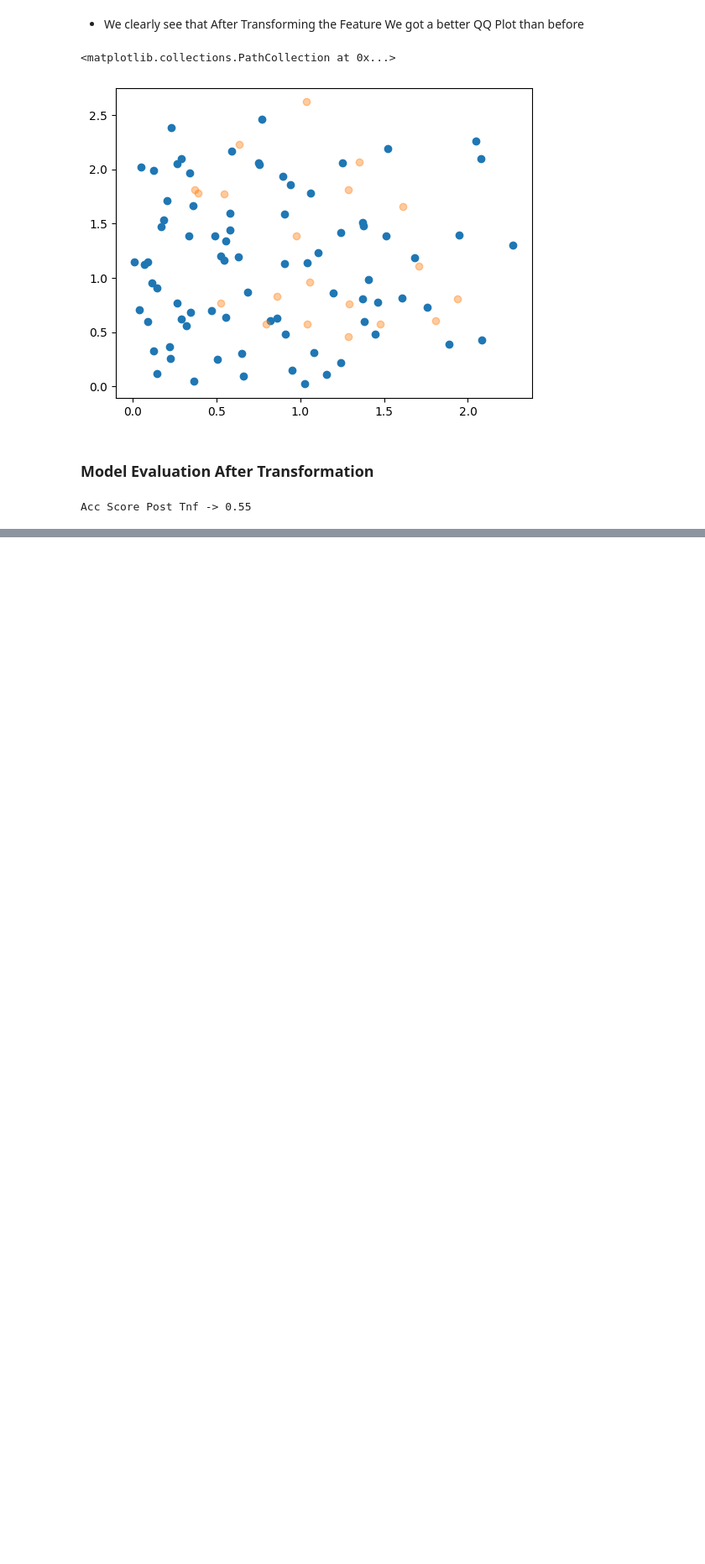
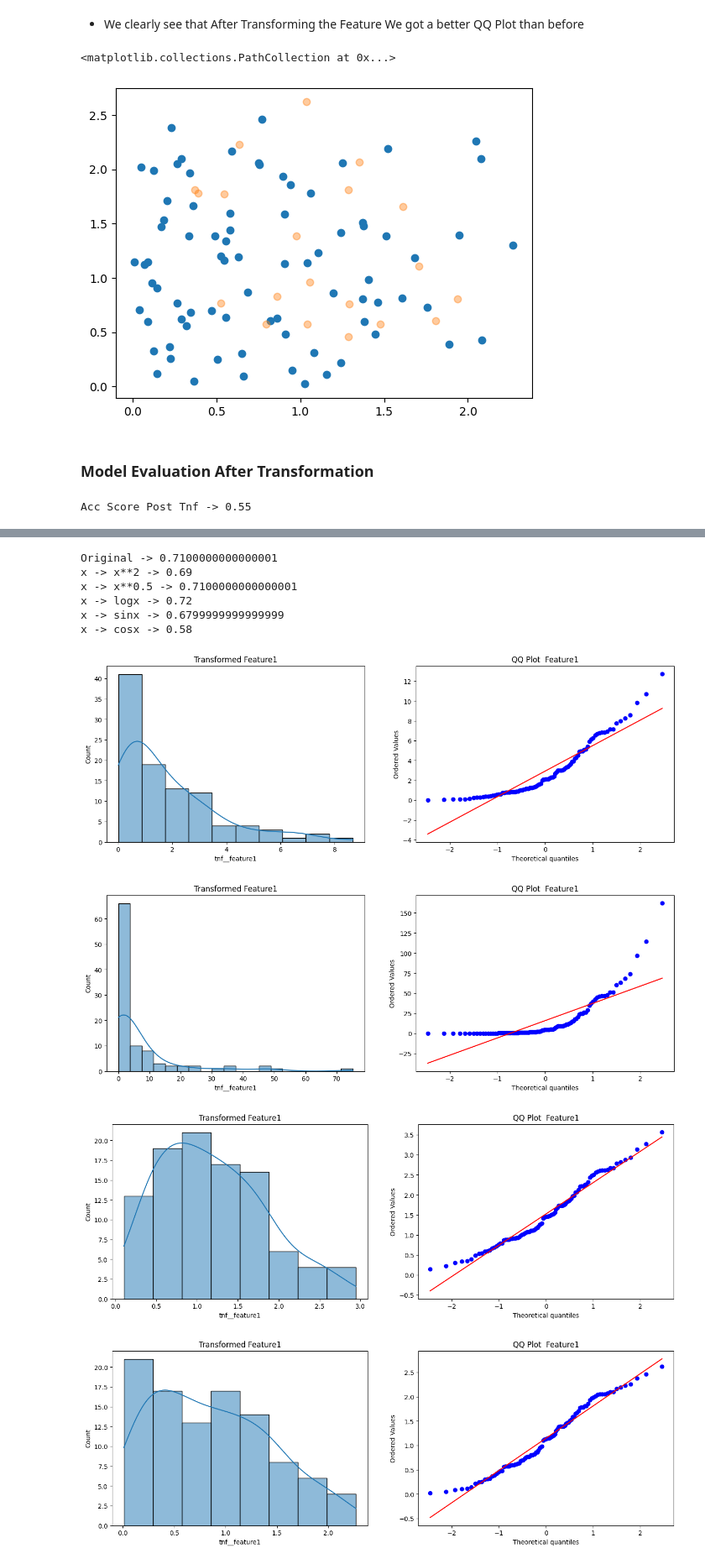
Before and after one commit to PradhumanSoni/Learn_ML, a Jupyter notebook: Feature Transformations/function_transformer.ipynb, the cells around one changed output, grey strips where cells are left out. Shown at 84% size. Cells and saved outputs as stored; diff of their text form; code cells hidden in the pictures; blank space fills up the shorter version.

Commit message:
made a function to set a custom mathematical transformation for the columns

```diff
--- a/Feature Transformations/function_transformer.ipynb
+++ b/Feature Transformations/function_transformer.ipynb
@@ -223,0 +233,4 @@ Acc Score Post Tnf -> 0.55
+# %%
+X_tnf = tnf.fit_transform(X)
+lr = LogisticRegression()
+np.mean(cross_val_score(lr , X_tnf , y , scoring='accuracy' , cv =10))
@@ -223,0 +241,45 @@ Acc Score Post Tnf -> 0.55
+# %%
+def custom_transform(transformation):
+    X = df.iloc[:,:-1]
+    y = df.iloc[:,-1]
+
+    tnf = FunctionTransformer(transformation)
+
+    transformer = ColumnTransformer(transformers=[
+        ('tnf' , tnf , ['feature1','feature2'])
+    ] , remainder='passthrough')
+
+    transformer.set_output(transform = 'pandas')   # This directly transforms our tranformations into df again
+
+    X_tnf = transformer.fit_transform(X)
+    lr = LogisticRegression()
+    # Let us Plot them again
+    plt.figure(figsize=(16,5))
+    plt.subplot(121)
+    sns.histplot(X_tnf['tnf__feature1'] , kde=True)
+    plt.title('Transformed Feature1')
+    plt.subplot(122)
+    stats.probplot(X_tnf['tnf__feature2'] , dist='norm' , plot=plt)
+    plt.title(f'QQ Plot  Feature1')
+
+
+    return np.mean(cross_val_score(lr , X_tnf , y , scoring='accuracy' , cv =10))
+
+
+print(f"Original -> {custom_transform(lambda x:x)}")
+print(f"x -> x**2 -> {custom_transform(lambda x:x**2)}")
+print(f"x -> x**0.5 -> {custom_transform(lambda x:x**0.5)}")
+print(f"x -> logx -> {custom_transform(np.log1p)}")
+print(f"x -> sinx -> {custom_transform(np.sin)}")
+print(f"x -> cosx -> {custom_transform(np.cos)}")
+# %% [output]
+Original -> 0.7100000000000001
+x -> x**2 -> 0.69
+x -> x**0.5 -> 0.7100000000000001
+x -> logx -> 0.72
+x -> sinx -> 0.6799999999999999
+x -> cosx -> 0.58
+[figure, added]
+[figure, added]
+[figure, added]
+[figure, added]
```
Also changed, not shown: parts of 6 cells of this notebook.
